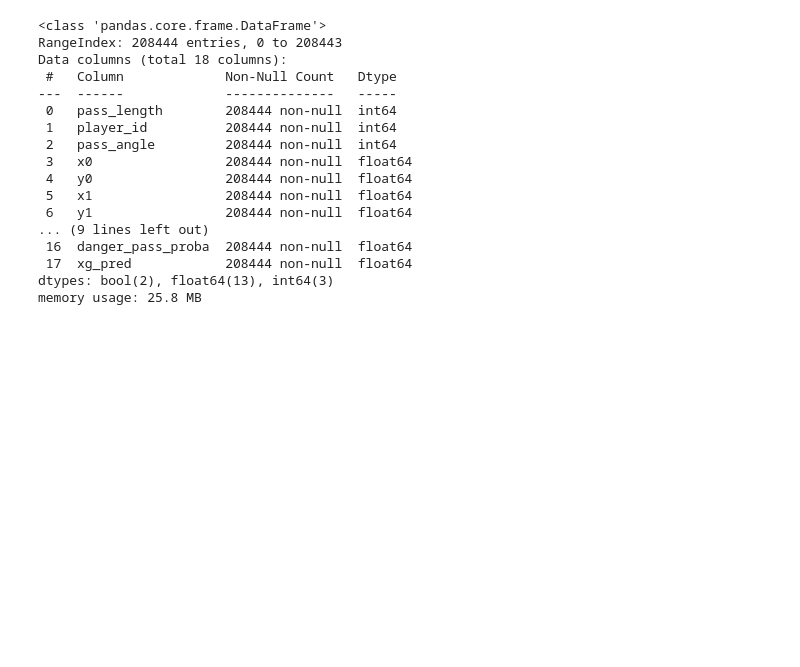
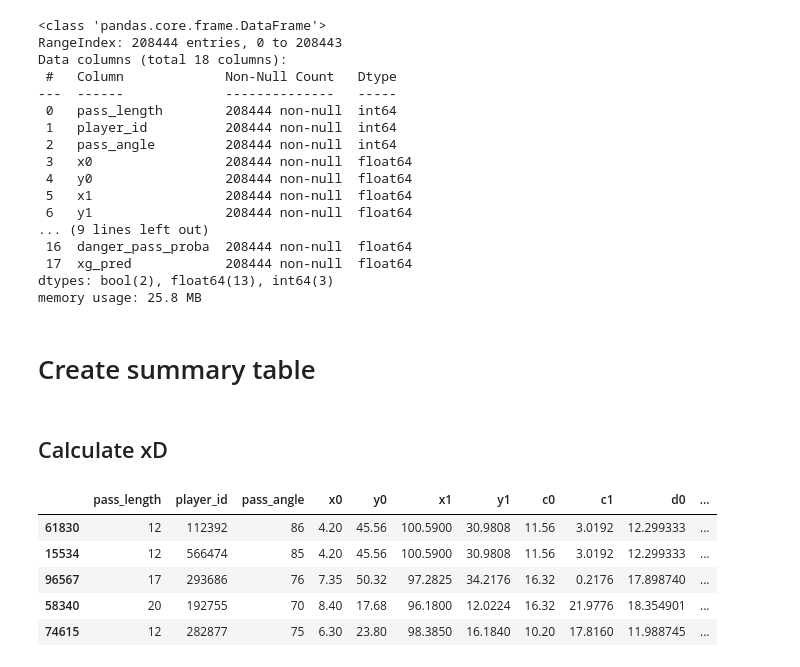
Before and after one commit to MarijnSt/soccermatics-project-2, a Jupyter notebook: notebooks/expected_danger.ipynb, the cells around one changed output. Cells and saved outputs as stored; diff of their text form; code cells hidden in the pictures; blank space fills up the shorter version.

Commit message:
feat: calculate xD

```diff
--- a/notebooks/expected_danger.ipynb
+++ b/notebooks/expected_danger.ipynb
@@ -641,3 +641,18 @@ Data columns (total 18 columns):
  17  xg_pred            208444 non-null  float64
 dtypes: bool(2), float64(13), int64(3)
 memory usage: 25.8 MB
+# %% [markdown]
+# Create summary table
+# %% [markdown]
+## Calculate xD
+# %%
+df_danger_passes["xD"] = df_danger_passes["danger_pass_proba"] * df_danger_passes["xg_pred"]
+
+df_danger_passes.sort_values(by="xD", ascending=False).head()
+# %% [output]
+|  | pass_length | player_id | pass_angle | x0 | y0 | x1 | y1 | c0 | c1 | d0 | ... |
+| 61830 | 12 | 112392 | 86 | 4.20 | 45.56 | 100.5900 | 30.9808 | 11.56 | 3.0192 | 12.299333 | ... |
+| 15534 | 12 | 566474 | 85 | 4.20 | 45.56 | 100.5900 | 30.9808 | 11.56 | 3.0192 | 12.299333 | ... |
+| 96567 | 17 | 293686 | 76 | 7.35 | 50.32 | 97.2825 | 34.2176 | 16.32 | 0.2176 | 17.898740 | ... |
+| 58340 | 20 | 192755 | 70 | 8.40 | 17.68 | 96.1800 | 12.0224 | 16.32 | 21.9776 | 18.354901 | ... |
+| 74615 | 12 | 282877 | 75 | 6.30 | 23.80 | 98.3850 | 16.1840 | 10.20 | 17.8160 | 11.988745 | ... |
```
